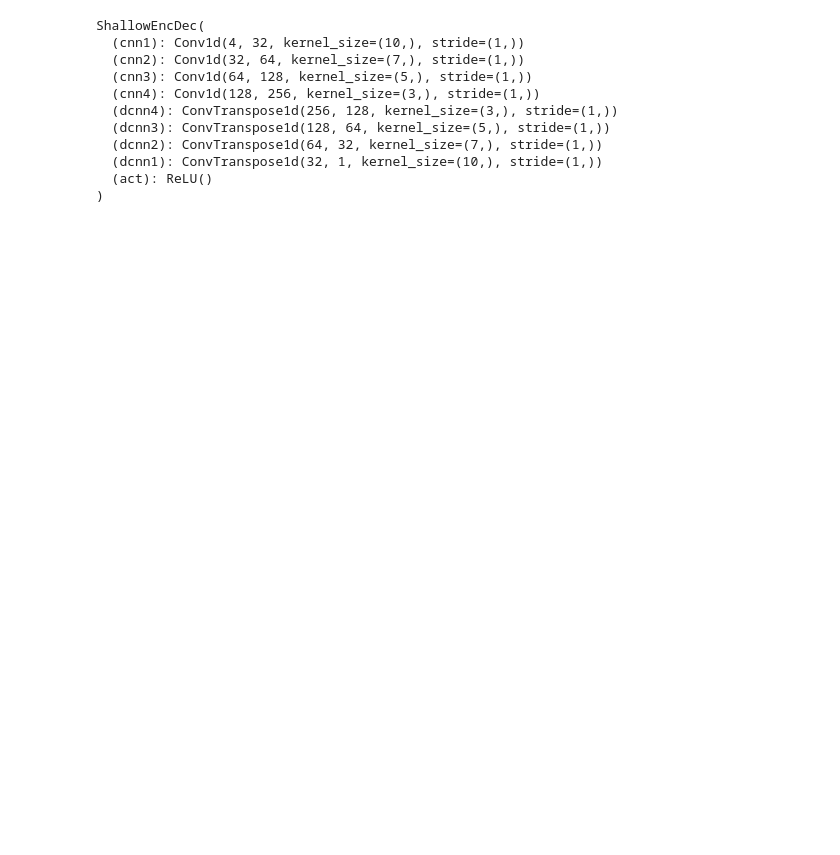
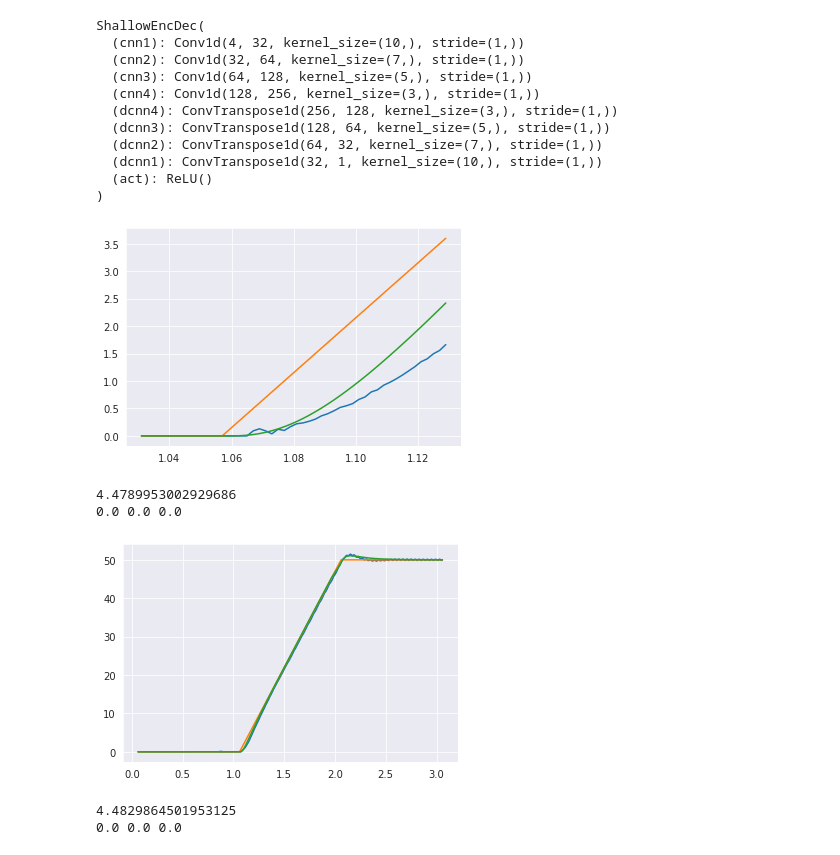
Before and after one commit to sagarverma/TemporalNeuralDenoisers, a Jupyter notebook: notebooks/real6.ipynb, the cells around one changed output. Cells and saved outputs as stored; diff of their text form; code cells hidden in the pictures; blank space fills up the shorter version.

```diff
--- a/notebooks/real6.ipynb
+++ b/notebooks/real6.ipynb
@@ -306,4 +306,39 @@ speed_pred_tv = alpha * speed_pred_tv + (1 - alpha) * data2['speed'][0]
 
 torque_pred_tv = out_trq_tv[0] * 120
 torque_pred_tv = alpha * torque_pred_tv + (1 - alpha) * data2['torque'][0]
+# %%
+st1 = int(5.4 / 0.002)
+et1 = int(5.5 / 0.002)
+
+st2 = int(0.975 / 0.002)
+et2 = int((0.975+0.1) / 0.002)
+
+plt.plot(data2['time'][0, st1:et1]-4.422, data2['noisy_speed'][0, st1:et1])
+plt.plot(data2['time'][0, st1:et1]-4.422, data1['reference_speed_interp'][0, st2:et2])
+plt.plot(data2['time'][0, st1:et1]-4.422, data1['speed'][0, st2:et2])
+plt.show()
+
+print (data2['time'][0, st1] - data1['time'][0, st2])
+print (data2['noisy_speed'][0, st1], data1['speed'][0, st2], data1['reference_speed_interp'][0, st2])
+
+st1 = int(4.430 / 0.002)
+et1 = int(7.430 / 0.002)
+
+st2 = int(0 / 0.002)
+et2 = int(3 / 0.002)
+
+plt.plot(data2['time'][0, st1:et1]-4.422, data2['noisy_speed'][0, st1:et1])
+plt.plot(data2['time'][0, st1:et1]-4.422, data1['reference_speed_interp'][0, st2:et2])
+plt.plot(data2['time'][0, st1:et1]-4.422, data1['speed'][0, st2:et2])
+plt.show()
+
+print (data2['time'][0, st1] - data1['time'][0, st2])
+print (data2['noisy_speed'][0, st1], data1['speed'][0, st2], data1['reference_speed_interp'][0, st2])
+# %% [output]
+[figure, added]
+4.4789953002929686
+0.0 0.0 0.0
+[figure, added]
+4.4829864501953125
+0.0 0.0 0.0
 # %%
```
Also changed, not shown: parts of 7 cells of this notebook, 46 other files.
